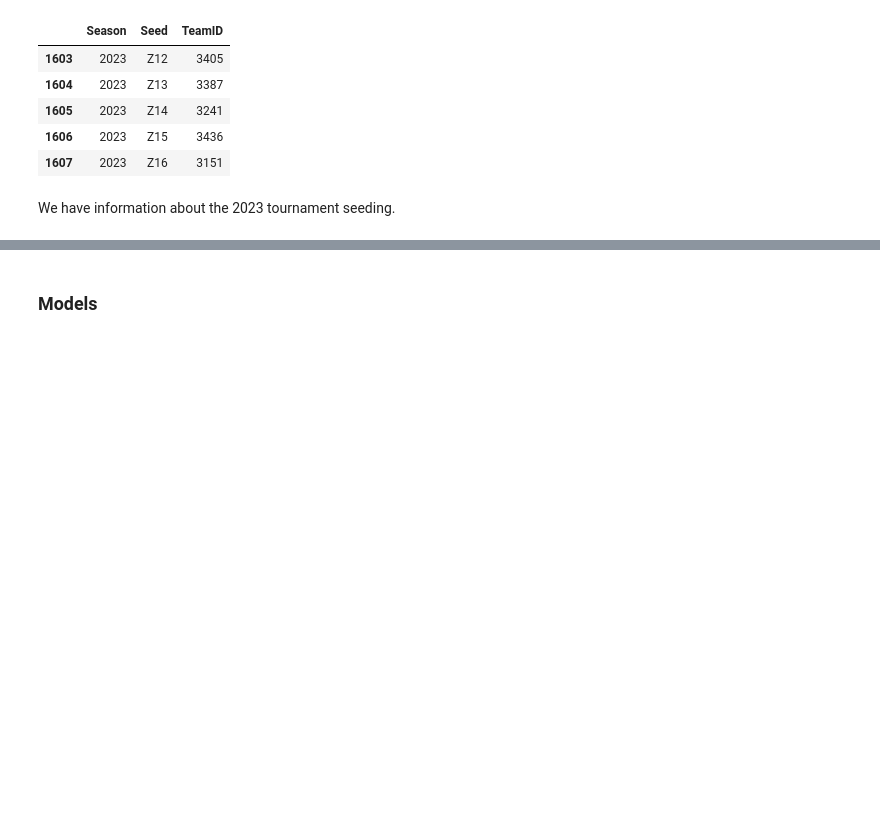
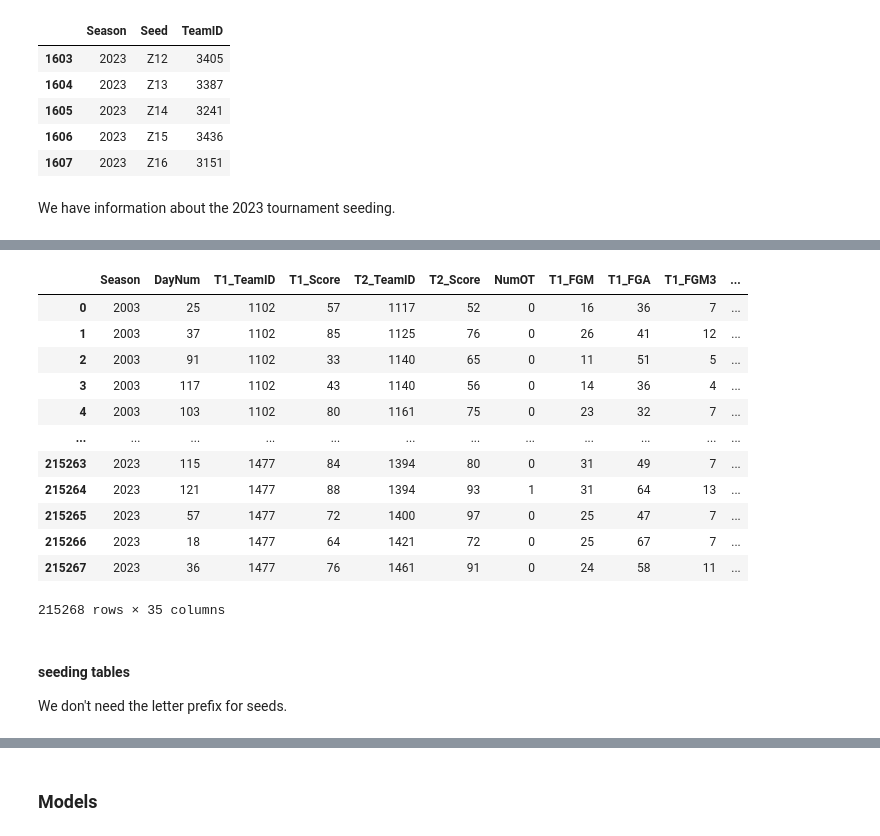
Before and after one commit to skowronskid/March-Machine-Learning-Mania-2023, a Jupyter notebook: main.ipynb, the cells around one changed output, grey strips where cells are left out. Cells and saved outputs as stored; diff of their text form; code cells hidden in the pictures; blank space fills up the shorter version.

```diff
--- a/main.ipynb
+++ b/main.ipynb
@@ -138,0 +136,47 @@ We have information about the 2023 tournament seeding.
+# %%
+def duplicate_and_switch_sides(df):
+    # locationL
+    #   - 1 if T1 plays home court
+    #   - -1 if T1 plays away court
+    #   - 0 if neutral court
+    df_copy = df.copy()
+    df_copy["location"] = df_copy["WLoc"].apply(lambda x: "H" if x == "A" else "A" if x == "H" else "N")
+    df_copy.drop(columns=["WLoc"], inplace=True)
+    df_copy.columns = df_copy.columns.str.replace('W', 'T2_').str.replace('L', 'T1_')
+
+    df["location"] = df["WLoc"]
+    df.drop(columns=["WLoc"], inplace=True)
+
+    df.columns = df.columns.str.replace('W','T1_').str.replace('L','T2_')
+
+
+    result = pd.concat([df, df_copy],axis=0)
+    result["location"] = result["location"].apply(lambda x: 1 if x == "H" else 0 if x == "N" else -1)
+    result["point_diff"] = result["T1_Score"] - result["T2_Score"]
+    result.sort_values(by=["Season", "T1_TeamID", "T2_TeamID"], inplace=True)
+    result.reset_index(drop=True, inplace=True)
+    return result
+# %%
+M_regular_working = duplicate_and_switch_sides(M_regular)
+W_regular_working = duplicate_and_switch_sides(W_regular)
+M_tourney_working = duplicate_and_switch_sides(M_tourney)
+W_tourney_working = duplicate_and_switch_sides(W_tourney)
+# %%
+M_regular_working
+# %% [output]
+|  | Season | DayNum | T1_TeamID | T1_Score | T2_TeamID | T2_Score | NumOT | T1_FGM | T1_FGA | T1_FGM3 | ... |
+| 0 | 2003 | 25 | 1102 | 57 | 1117 | 52 | 0 | 16 | 36 | 7 | ... |
+| 1 | 2003 | 37 | 1102 | 85 | 1125 | 76 | 0 | 26 | 41 | 12 | ... |
+| 2 | 2003 | 91 | 1102 | 33 | 1140 | 65 | 0 | 11 | 51 | 5 | ... |
+| 3 | 2003 | 117 | 1102 | 43 | 1140 | 56 | 0 | 14 | 36 | 4 | ... |
+| 4 | 2003 | 103 | 1102 | 80 | 1161 | 75 | 0 | 23 | 32 | 7 | ... |
+| ... | ... | ... | ... | ... | ... | ... | ... | ... | ... | ... | ... |
+| 215263 | 2023 | 115 | 1477 | 84 | 1394 | 80 | 0 | 31 | 49 | 7 | ... |
+| 215264 | 2023 | 121 | 1477 | 88 | 1394 | 93 | 1 | 31 | 64 | 13 | ... |
+| 215265 | 2023 | 57 | 1477 | 72 | 1400 | 97 | 0 | 25 | 47 | 7 | ... |
+| 215266 | 2023 | 18 | 1477 | 64 | 1421 | 72 | 0 | 25 | 67 | 7 | ... |
+| 215267 | 2023 | 36 | 1477 | 76 | 1461 | 91 | 0 | 24 | 58 | 11 | ... |
+215268 rows × 35 columns
+# %% [markdown]
+#### seeding tables
+We don't need the letter prefix for seeds.
```
Also changed, not shown: parts of 17 cells of this notebook.
